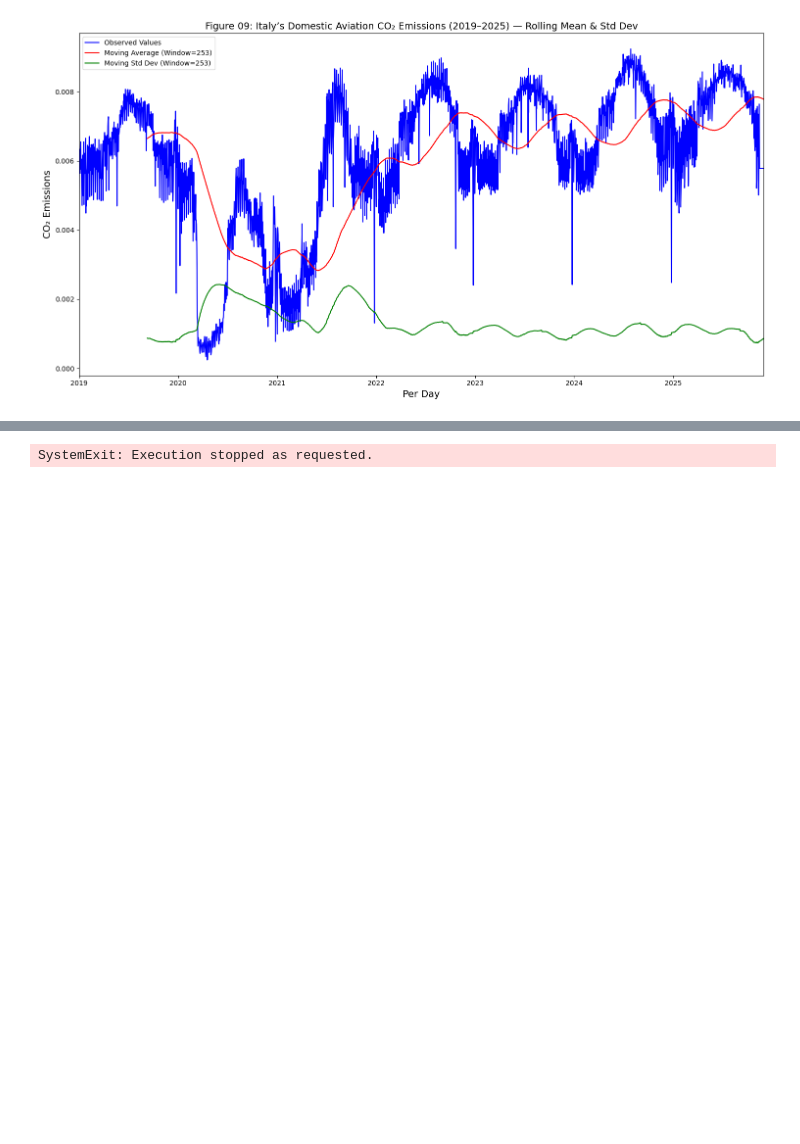
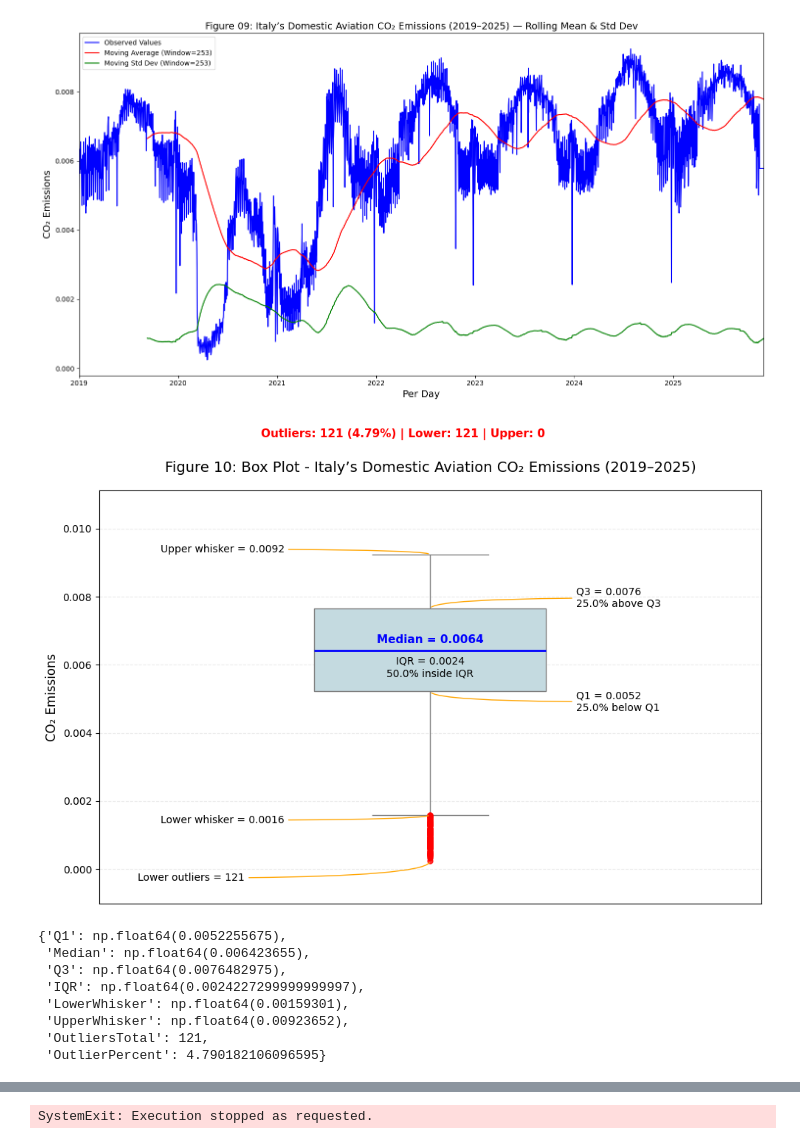
Before and after one commit to thisishasan/data_mining_and_machine_learning, a Jupyter notebook: data_mining_machine_learning.ipynb, the cells around one changed output, grey strips where cells are left out. Drawn from its saved outputs; the diff is of its cells as text; code cells hidden in the pictures; blank space fills up the shorter version.

```diff
--- a/data_mining_machine_learning.ipynb
+++ b/data_mining_machine_learning.ipynb
@@ -705,0 +968,16 @@ visualize_time_series_with_moving_statistics(
+# %%
+custom_boxplot_layout(
+    italy_domestic_aviation_df,
+    feature_name="value",
+    main_title="Figure 10: Box Plot - Italy’s Domestic Aviation CO₂ Emissions (2019–2025)"
+)
+# %% [output]
+[figure, added]
+{'Q1': np.float64(0.0052255675),
+ 'Median': np.float64(0.006423655),
+ 'Q3': np.float64(0.0076482975),
+ 'IQR': np.float64(0.0024227299999999997),
+ 'LowerWhisker': np.float64(0.00159301),
+ 'UpperWhisker': np.float64(0.00923652),
+ 'OutliersTotal': 121,
+ 'OutlierPercent': 4.790182106096595}
```
Also changed, not shown: parts of 29 cells of this notebook.
